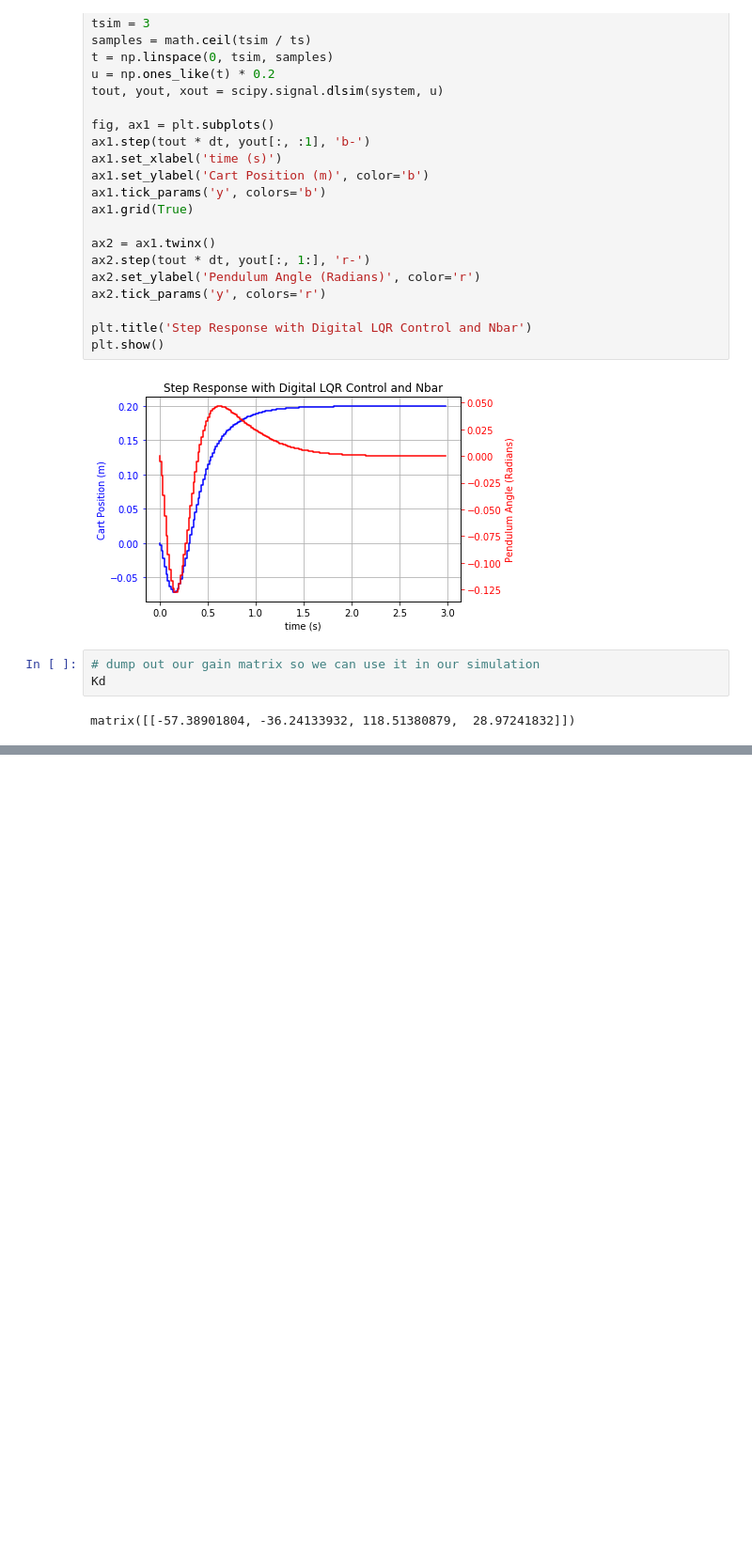
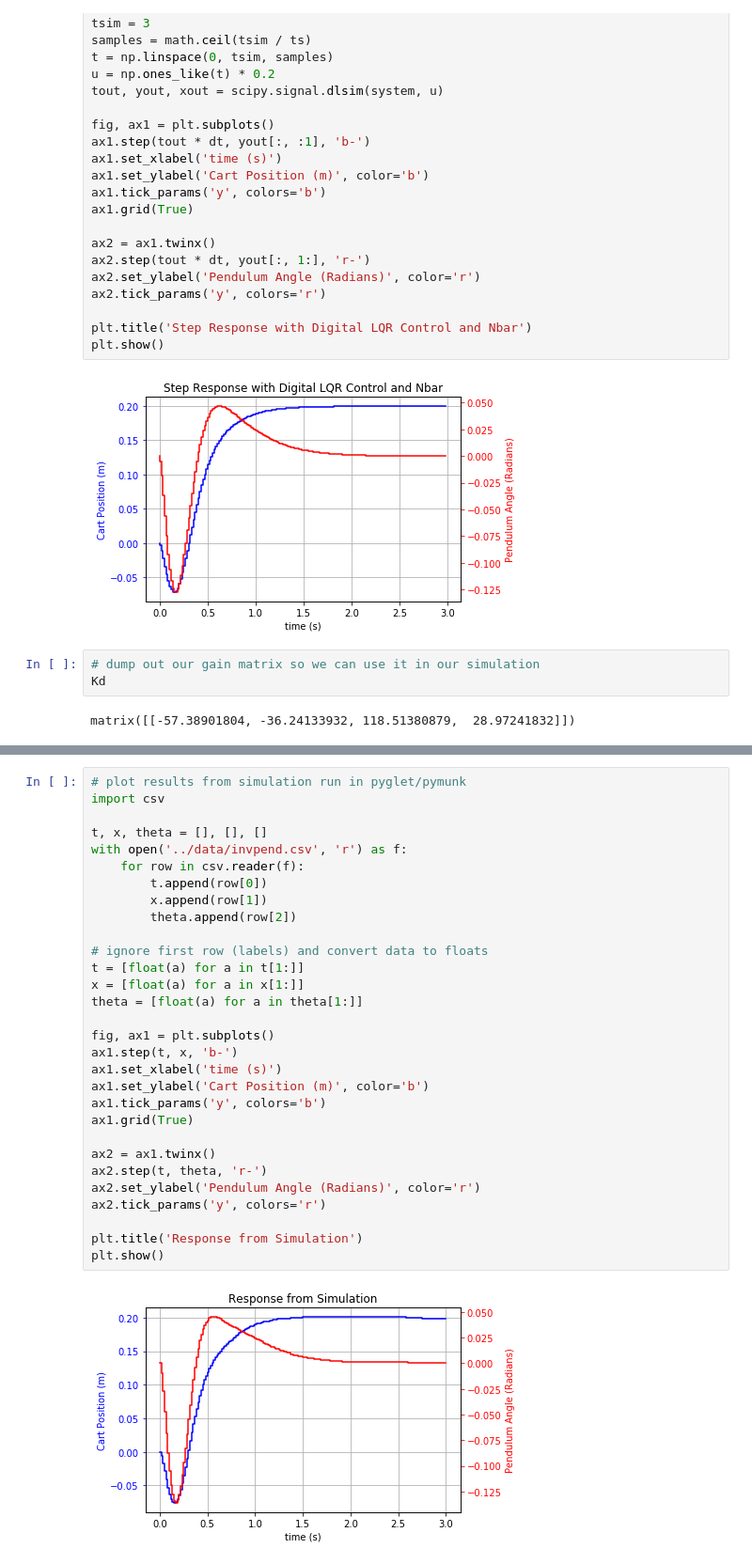
Before and after one commit to tristeng/control, a Jupyter notebook: notebooks/inverted-pendulum.ipynb, the cells around one changed output, grey strips where cells are left out. Shown at 94% size. Drawn from its saved outputs; the diff is of its cells as text; blank space fills up the shorter version.

Commit message:
Added data recording functionality so we can plot the response from the pymunk simulation. Updated notebook to plot the data.

````diff
--- a/notebooks/inverted-pendulum.ipynb
+++ b/notebooks/inverted-pendulum.ipynb
@@ -392,3 +392,35 @@ force = ref * NBAR - gain
 
 # we can now apply this force to the cart center of mass (in the x-direction)
 ```
+# %%
+# plot results from simulation run in pyglet/pymunk
+import csv
+
+t, x, theta = [], [], []
+with open('../data/invpend.csv', 'r') as f:
+    for row in csv.reader(f):
+        t.append(row[0])
+        x.append(row[1])
+        theta.append(row[2])
+
+# ignore first row (labels) and convert data to floats
+t = [float(a) for a in t[1:]]
+x = [float(a) for a in x[1:]]
+theta = [float(a) for a in theta[1:]]
+
+fig, ax1 = plt.subplots()
+ax1.step(t, x, 'b-')
+ax1.set_xlabel('time (s)')
+ax1.set_ylabel('Cart Position (m)', color='b')
+ax1.tick_params('y', colors='b')
+ax1.grid(True)
+
+ax2 = ax1.twinx()
+ax2.step(t, theta, 'r-')
+ax2.set_ylabel('Pendulum Angle (Radians)', color='r')
+ax2.tick_params('y', colors='r')
+
+plt.title('Response from Simulation')
+plt.show()
+# %% [output]
+[figure, added]
````
Also changed, not shown: 3 other files.
